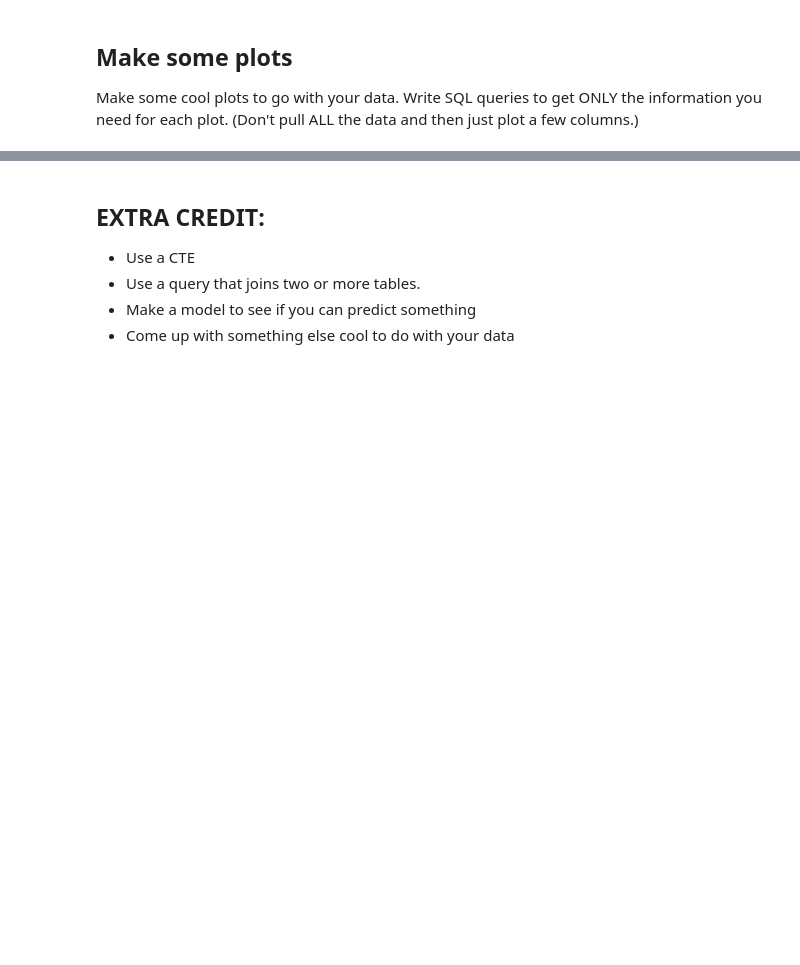
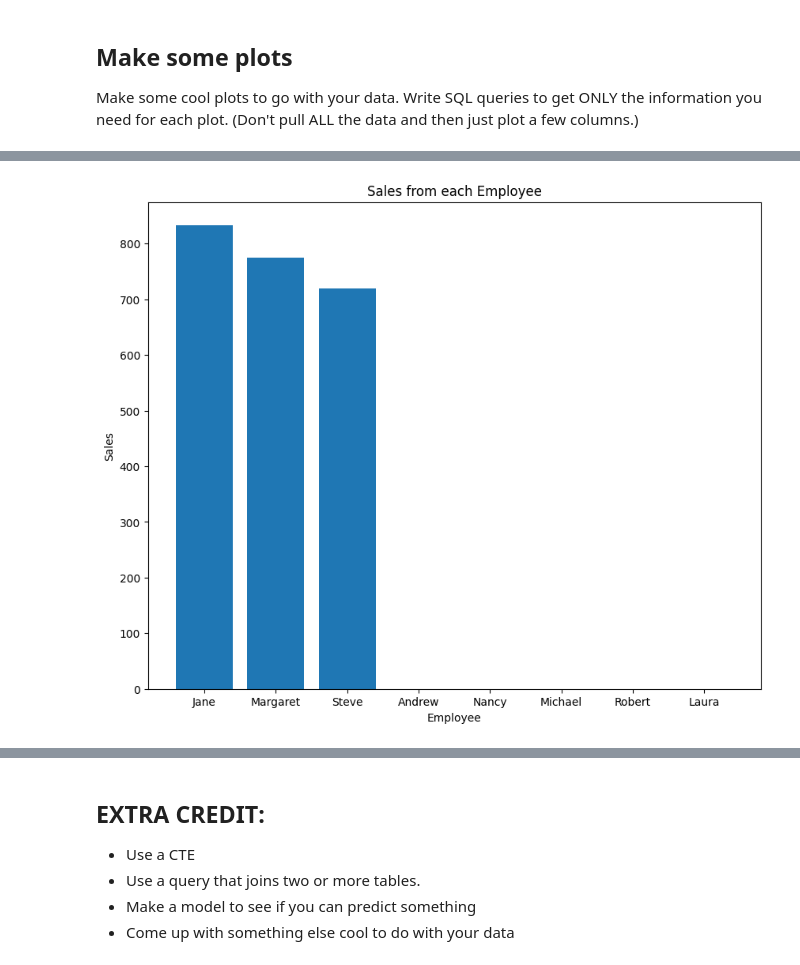
Before and after one commit to samula98/proj3pt1v00, a Jupyter notebook: Copy_of_SQL_1_Chinook_project_template.ipynb, the cells around one changed output, grey strips where cells are left out. Saved outputs shown, nothing was run; the diff lists cells and outputs as text; code cells hidden in the pictures; blank space fills up the shorter version.

```diff
--- a/Copy_of_SQL_1_Chinook_project_template.ipynb
+++ b/Copy_of_SQL_1_Chinook_project_template.ipynb
@@ -399,0 +702,29 @@ Make some cool plots to go with your data. Write SQL queries to get ONLY the inf
+# %%
+# Plot of sales from employees (same as above but in chart form)
+chin = sqlite3.connect('chinook.db')
+query = """
+select
+  E.EmployeeID,
+  E.FirstName,
+  E.LastName,
+  coalesce(sum(I.Total), 0) as TotalSales
+from employees E
+left join customers C on E.EmployeeID = C.SupportRepID
+left join invoices I on C.CustomerID = I.CustomerID
+group by E.EmployeeID, E.FirstName, E.LastName
+order by TotalSales desc
+;
+"""
+# Reading in the data
+df1 = pd.read_sql_query(query, chin)
+# Save the data to csv file
+df1.to_csv('output.csv', index = False)
+# Plot
+plt.figure(figsize = (10,8))
+plt.bar(df1['FirstName'], df1['TotalSales'])
+plt.title('Sales from each Employee')
+plt.xlabel('Employee')
+plt.ylabel('Sales')
+plt.show()
+# %% [output]
+[figure, added]
```
Also changed, not shown: parts of 40 cells of this notebook.
